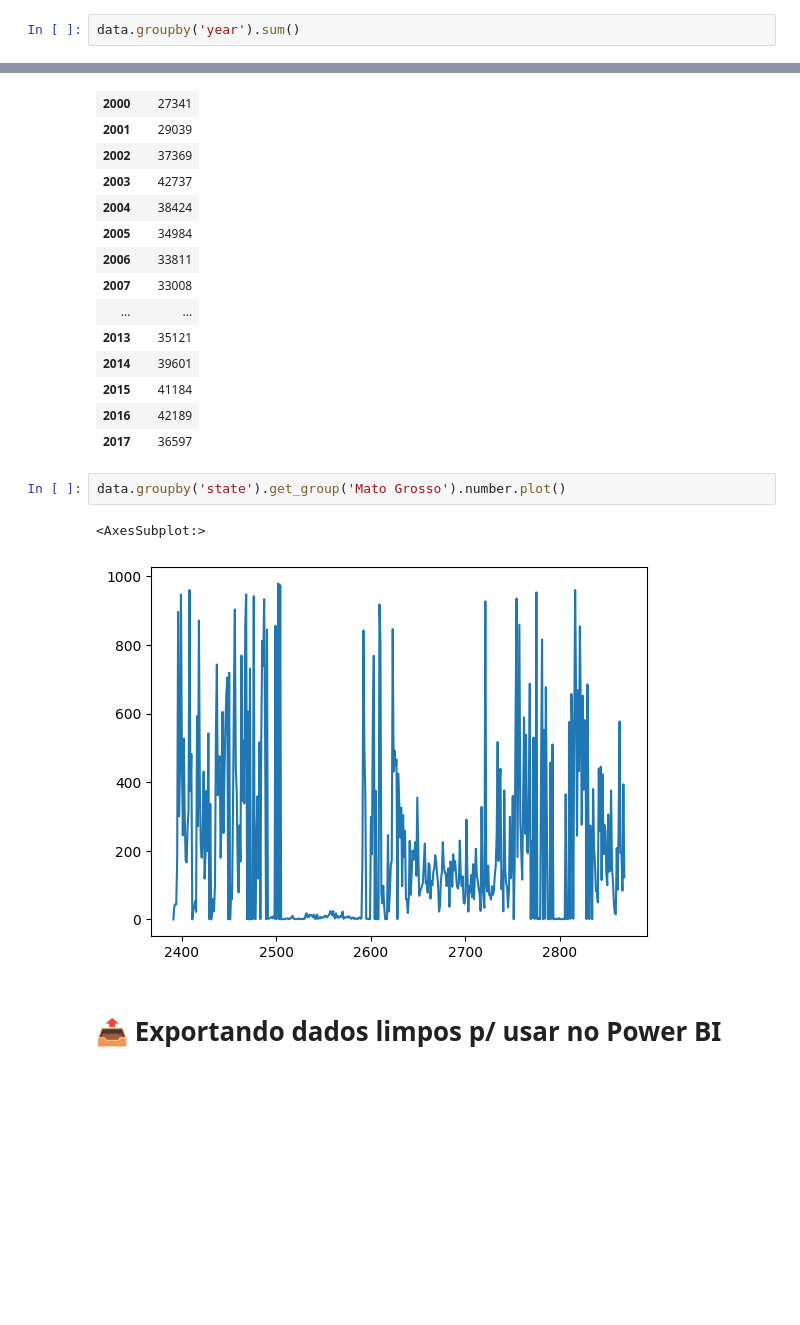
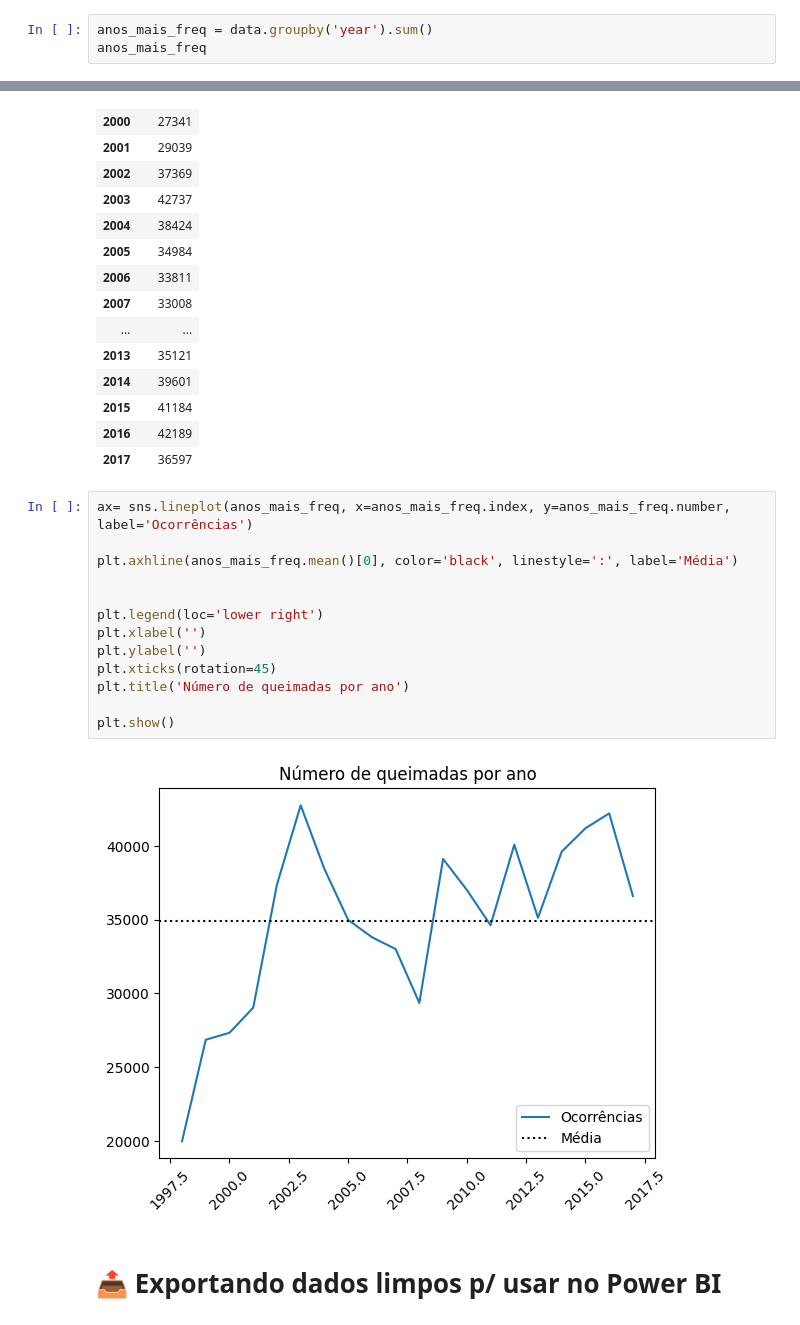
Before and after one commit to pedrorcm/Queimadas_Brasil, a Jupyter notebook: extenso.ipynb, the cells around one changed output, grey strips where cells are left out. Drawn from its saved outputs; the diff is of its cells as text; blank space fills up the shorter version.

```diff
--- a/extenso.ipynb
+++ b/extenso.ipynb
@@ -454,5 +462,6 @@ plt.show()
 # %%
-data.groupby('year').sum()
+anos_mais_freq = data.groupby('year').sum()
+anos_mais_freq
 # %% [output]
 |  | number |
 | year |  |
@@ -472,11 +481,21 @@ data.groupby('year').sum()
 | 2015 | 41184 |
 | 2016 | 42189 |
 | 2017 | 36597 |
-# %%
-data.groupby('state').get_group('Mato Grosso').number.plot()
-# %% [output]
-<AxesSubplot:>
-[figure, removed]
+# %%
+ax= sns.lineplot(anos_mais_freq, x=anos_mais_freq.index, y=anos_mais_freq.number, label='Ocorrências')
+
+plt.axhline(anos_mais_freq.mean()[0], color='black', linestyle=':', label='Média')
+
+
+plt.legend(loc='lower right')
+plt.xlabel('')
+plt.ylabel('')
+plt.xticks(rotation=45)
+plt.title('Número de queimadas por ano')
+
+plt.show()
+# %% [output]
+[figure, added]
 # %% [markdown]
 # 📤 Exportando dados limpos p/ usar no Power BI
 # %% [markdown]
```
Also changed, not shown: parts of 6 cells of this notebook.
